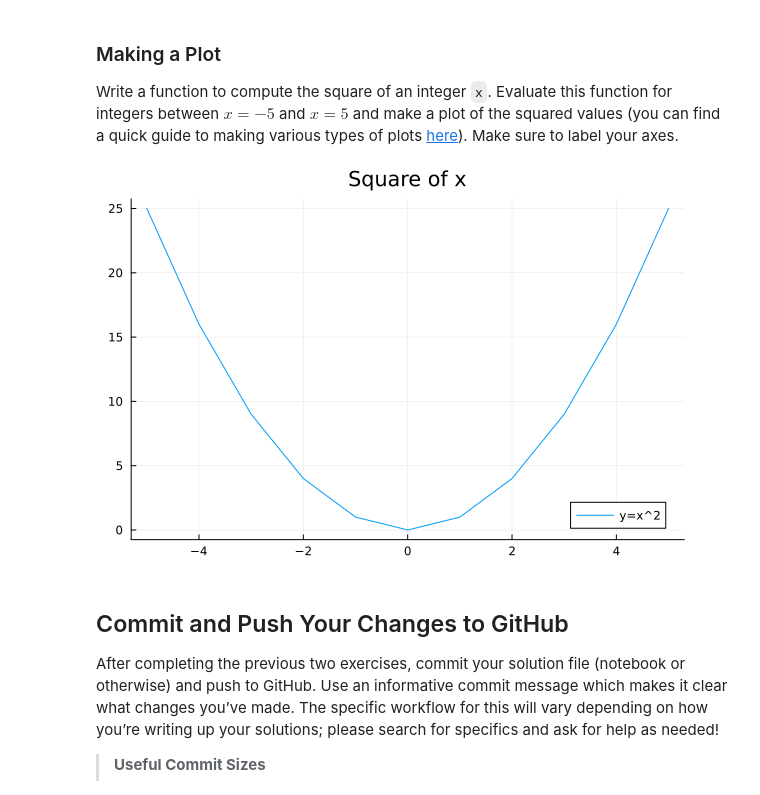
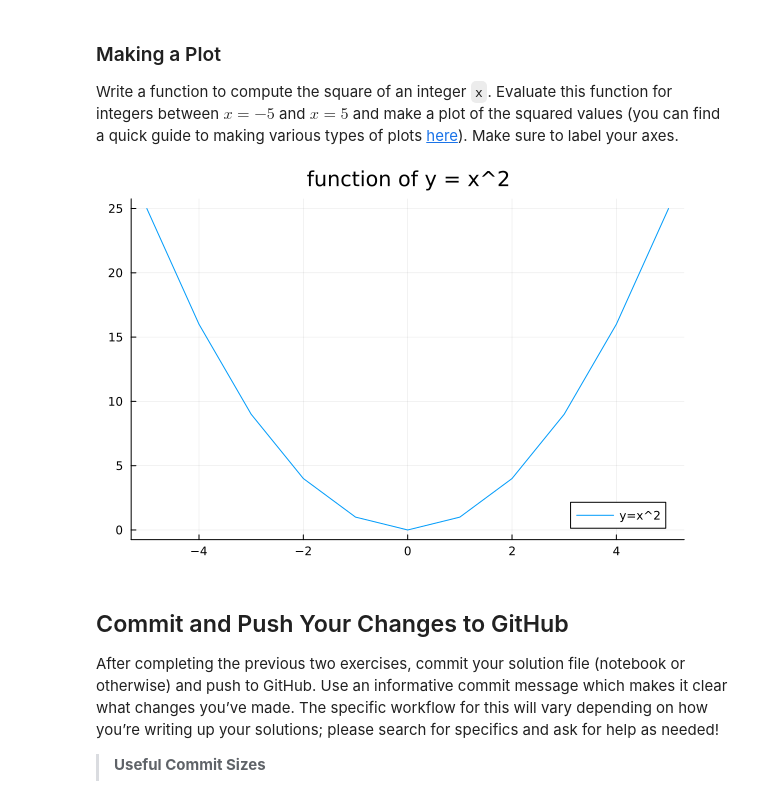
Before and after one commit to BEE4750-FA25/lab1-dc2266, a Jupyter notebook: lab01.ipynb, the cells around one changed output. Cells and saved outputs as stored; diff of their text form; code cells hidden in the pictures.

```diff
--- a/lab01.ipynb
+++ b/lab01.ipynb
@@ -277,12 +277,14 @@ plots
 Make sure to label your axes.
 # %%
 # insert your code here
+function squared(x_integer)
+squared_x = x_integer.*x_integer
+return squared_x
+end
 x_integer = -5:5
-y_integer = x_integer.^2
-p = plot(x_integer, y_integer, label="y=x^2", title="Square of x")
-p;
+p = plot(x_integer,squared, title="function of y = x^2", label="y=x^2")
 # %% [output]
-[figure, old version]
+[figure, new version]
 # %% [markdown]
 ## Commit and Push Your Changes to GitHub
 
```
